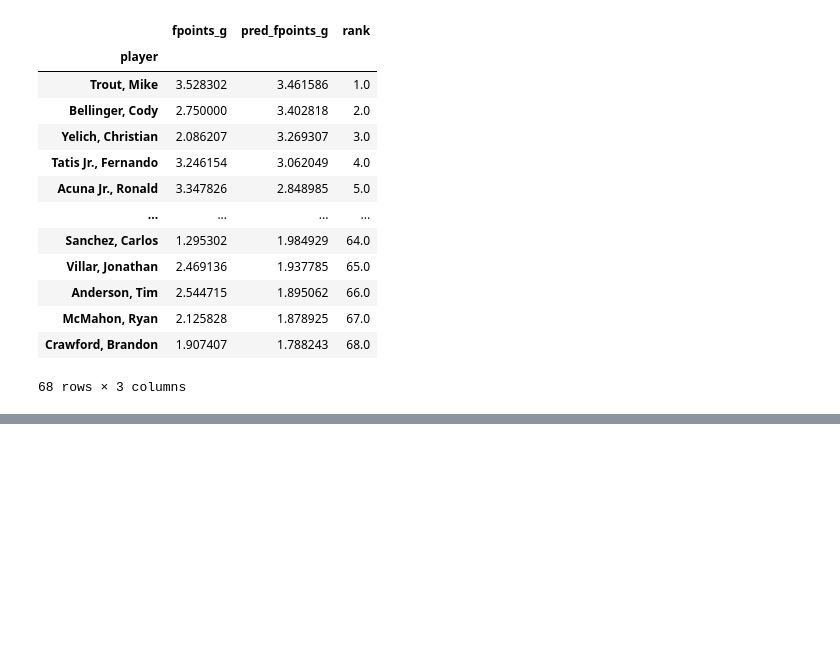
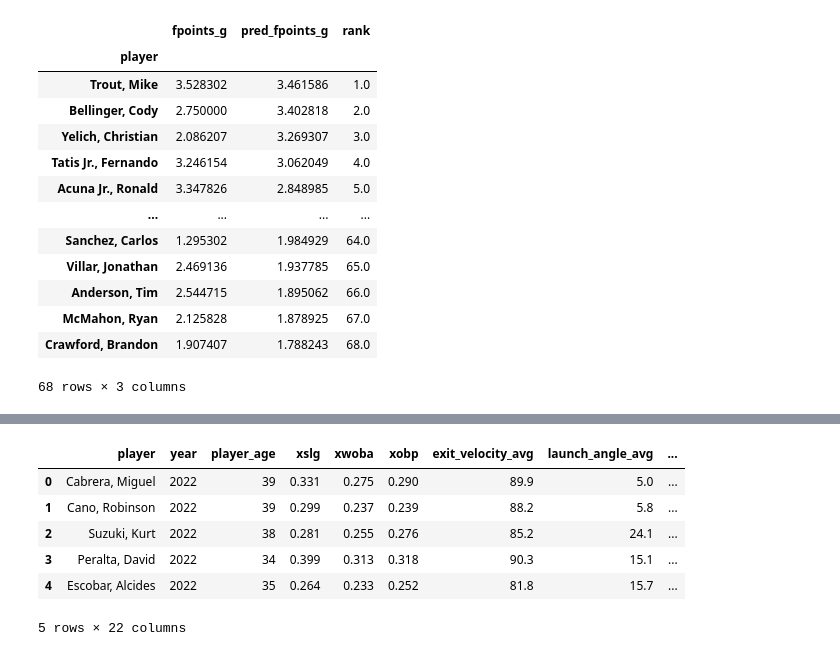
Before and after one commit to mcgillies/FantasyPreds2023, a Jupyter notebook: model.ipynb, the cells around one changed output, grey strips where cells are left out. Drawn from its saved outputs; the diff is of its cells as text; code cells hidden in the pictures; blank space fills up the shorter version.

```diff
--- a/model.ipynb
+++ b/model.ipynb
@@ -615,0 +630,8 @@ y_test_df.sort_values(by = "rank", ascending = True)
+# %%
+preds = pipe_opt.predict(newdata)
+# %%
+## Viewing the base predictions
+newdata["prediction"] = preds.tolist()
+newdata['rank'] = newdata['prediction'].rank(ascending = False)
+newsorted = newdata.sort_values(by = "rank", ascending = True)
+newsorted[["prediction", "rank"]].head()
@@ -615,0 +645,4 @@ y_test_df.sort_values(by = "rank", ascending = True)
+# %%
+## Adding games played factor:
+gamesplayed = pd.read_csv("data/games.csv")
+gamesplayed.head()
@@ -615,0 +656,11 @@ y_test_df.sort_values(by = "rank", ascending = True)
+# %%
+datgames = newdata.merge(gamesplayed, left_on = "player", right_on = 'player')
+datgames.head()
+# %% [output]
+|  | player | year | player_age | xslg | xwoba | xobp | exit_velocity_avg | launch_angle_avg | ... |
+| 0 | Cabrera, Miguel | 2022 | 39 | 0.331 | 0.275 | 0.290 | 89.9 | 5.0 | ... |
+| 1 | Cano, Robinson | 2022 | 39 | 0.299 | 0.237 | 0.239 | 88.2 | 5.8 | ... |
+| 2 | Suzuki, Kurt | 2022 | 38 | 0.281 | 0.255 | 0.276 | 85.2 | 24.1 | ... |
+| 3 | Peralta, David | 2022 | 34 | 0.399 | 0.313 | 0.318 | 90.3 | 15.1 | ... |
+| 4 | Escobar, Alcides | 2022 | 35 | 0.264 | 0.233 | 0.252 | 81.8 | 15.7 | ... |
+5 rows × 22 columns
```
Also changed, not shown: parts of 22 cells of this notebook, 11 other files.
